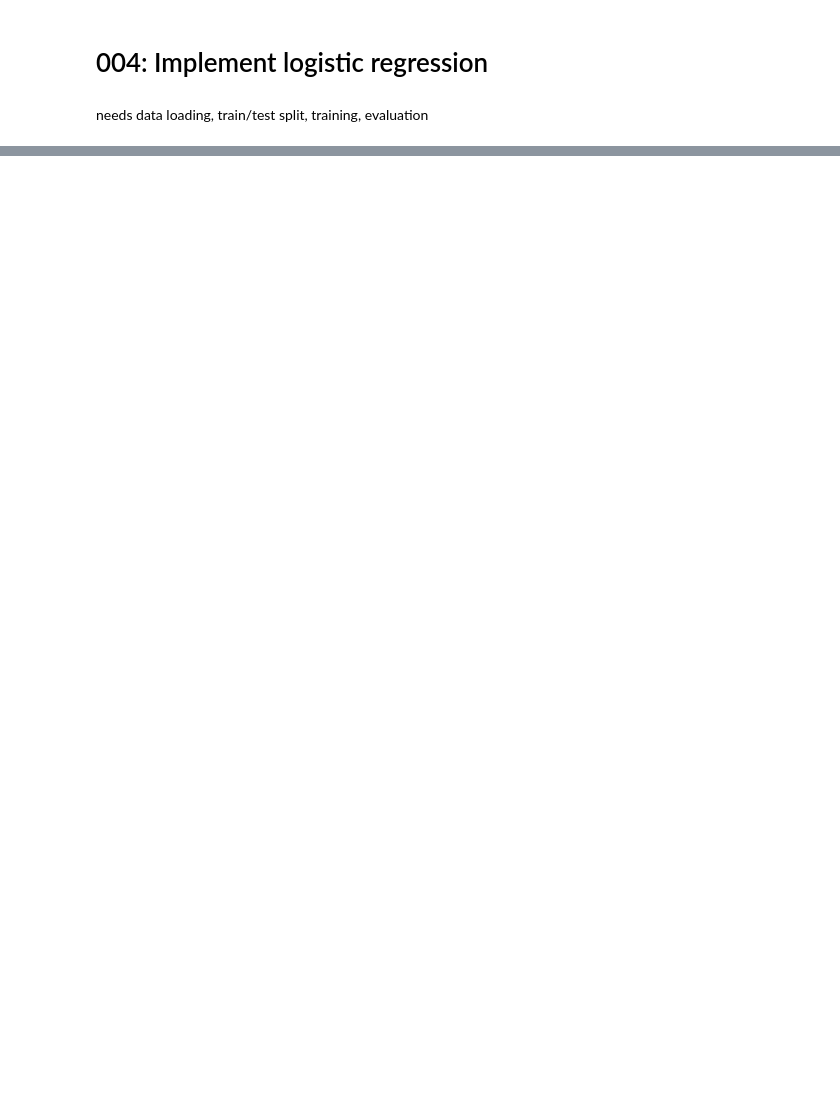
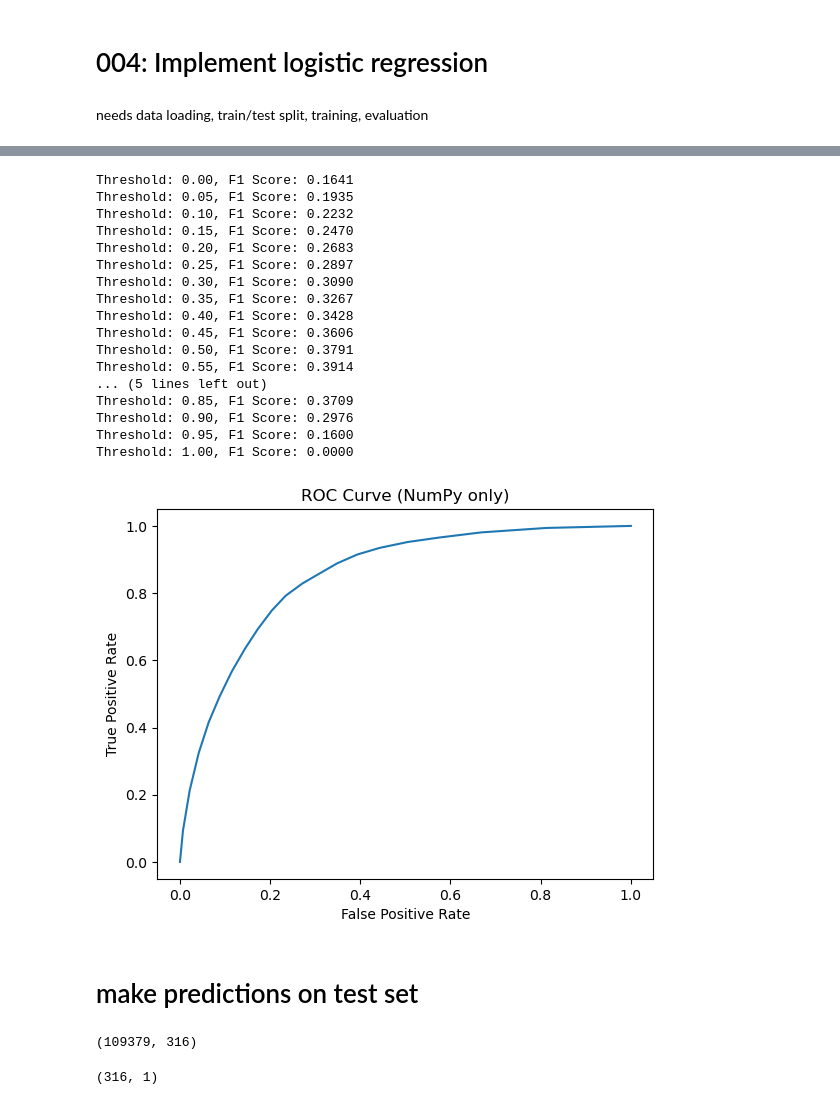
Before and after one commit to betty-gures/cs433project1, a Jupyter notebook: notebooks/004_logistic_regression.ipynb, the cells around one changed output, grey strips where cells are left out. Cells and saved outputs as stored; diff of their text form; code cells hidden in the pictures; blank space fills up the shorter version.

```diff
--- a/notebooks/004_logistic_regression.ipynb
+++ b/notebooks/004_logistic_regression.ipynb
@@ -139,0 +150,52 @@ loss=-12.70523593360252
+# %%
+thresholds = np.linspace(0, 1, 21)
+tpr = []
+fpr = []
+y_score = sigmoid(x_train[max_samples:max_samples * 2] @ w)
+y_true = y_train[max_samples:max_samples * 2].reshape(-1,1).astype(int)
+
+for thresh in thresholds:
+    y_pred = (y_score >= thresh).astype(int)
+    TP = np.sum((y_pred == 1) & (y_true == 1))
+    FP = np.sum((y_pred == 1) & (y_true == 0))
+    TN = np.sum((y_pred == 0) & (y_true == 0))
+    FN = np.sum((y_pred == 0) & (y_true == 1))
+
+    TPR = TP / (TP + FN) if (TP + FN) > 0 else 0  # recall, sensitivity
+    FPR = FP / (FP + TN) if (FP + TN) > 0 else 0  # 1 - specificity
+    precision = TP / (TP + FP) if (TP + FP) > 0 else 0
+    recall = TPR
+    F1 = 2 * precision * recall / (precision + recall) if (precision + recall) > 0 else 0
+    print(f"Threshold: {thresh:.2f}, F1 Score: {F1:.4f}")
+    tpr.append(TPR)
+    fpr.append(FPR)
+
+tpr = np.array(tpr)
+fpr = np.array(fpr)
+
+plt.plot(fpr, tpr)
+plt.xlabel("False Positive Rate")
+plt.ylabel("True Positive Rate")
+plt.title("ROC Curve (NumPy only)")
+plt.show()
+# %% [output]
+Threshold: 0.00, F1 Score: 0.1641
+Threshold: 0.05, F1 Score: 0.1935
+Threshold: 0.10, F1 Score: 0.2232
+Threshold: 0.15, F1 Score: 0.2470
+Threshold: 0.20, F1 Score: 0.2683
+Threshold: 0.25, F1 Score: 0.2897
+Threshold: 0.30, F1 Score: 0.3090
+Threshold: 0.35, F1 Score: 0.3267
+Threshold: 0.40, F1 Score: 0.3428
+Threshold: 0.45, F1 Score: 0.3606
+Threshold: 0.50, F1 Score: 0.3791
+Threshold: 0.55, F1 Score: 0.3914
+... (5 lines left out)
+Threshold: 0.85, F1 Score: 0.3709
+Threshold: 0.90, F1 Score: 0.2976
+Threshold: 0.95, F1 Score: 0.1600
+Threshold: 1.00, F1 Score: 0.0000
+[figure, added]
+# %% [markdown]
+# make predictions on test set
@@ -139,0 +206,8 @@ loss=-12.70523593360252
+# %%
+x_test.shape
+# %% [output]
+(109379, 316)
+# %%
+w.shape
+# %% [output]
+(316, 1)
```
Also changed, not shown: parts of 11 cells of this notebook, 5 other files.
